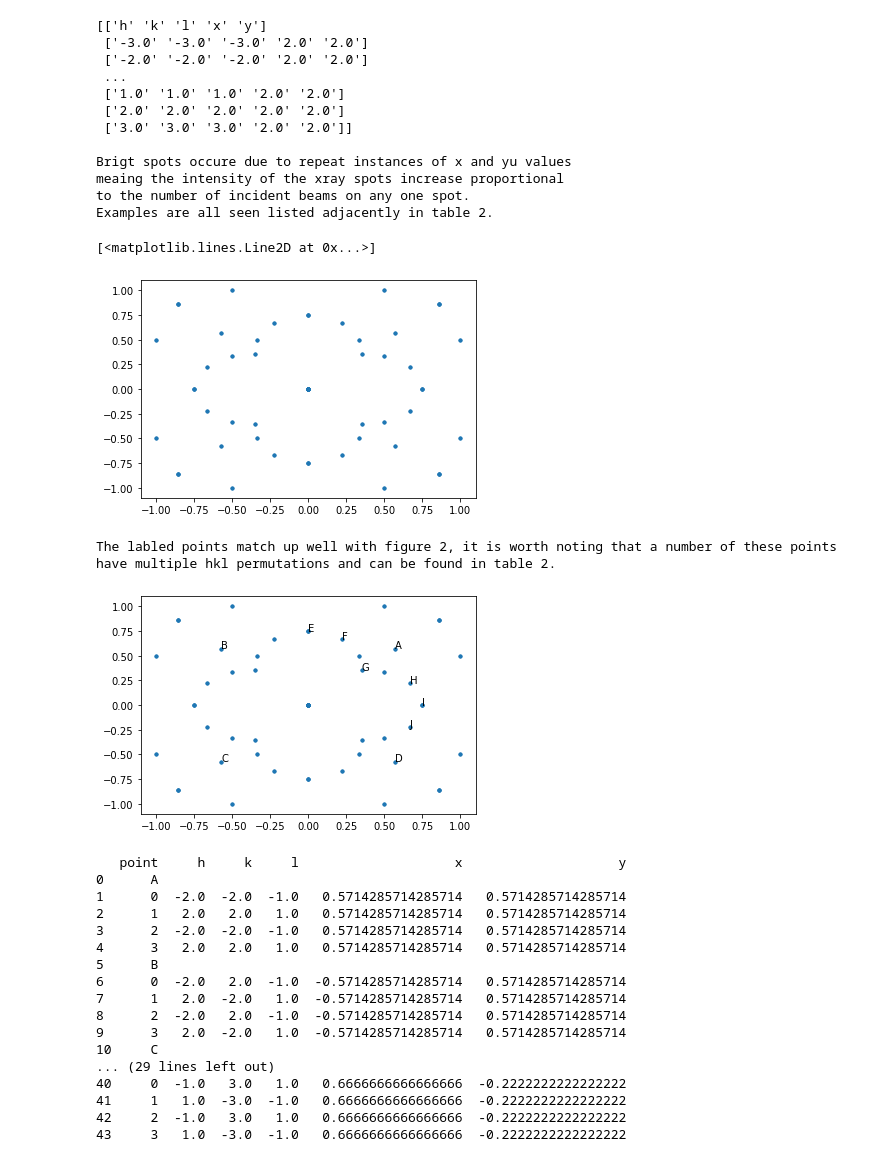
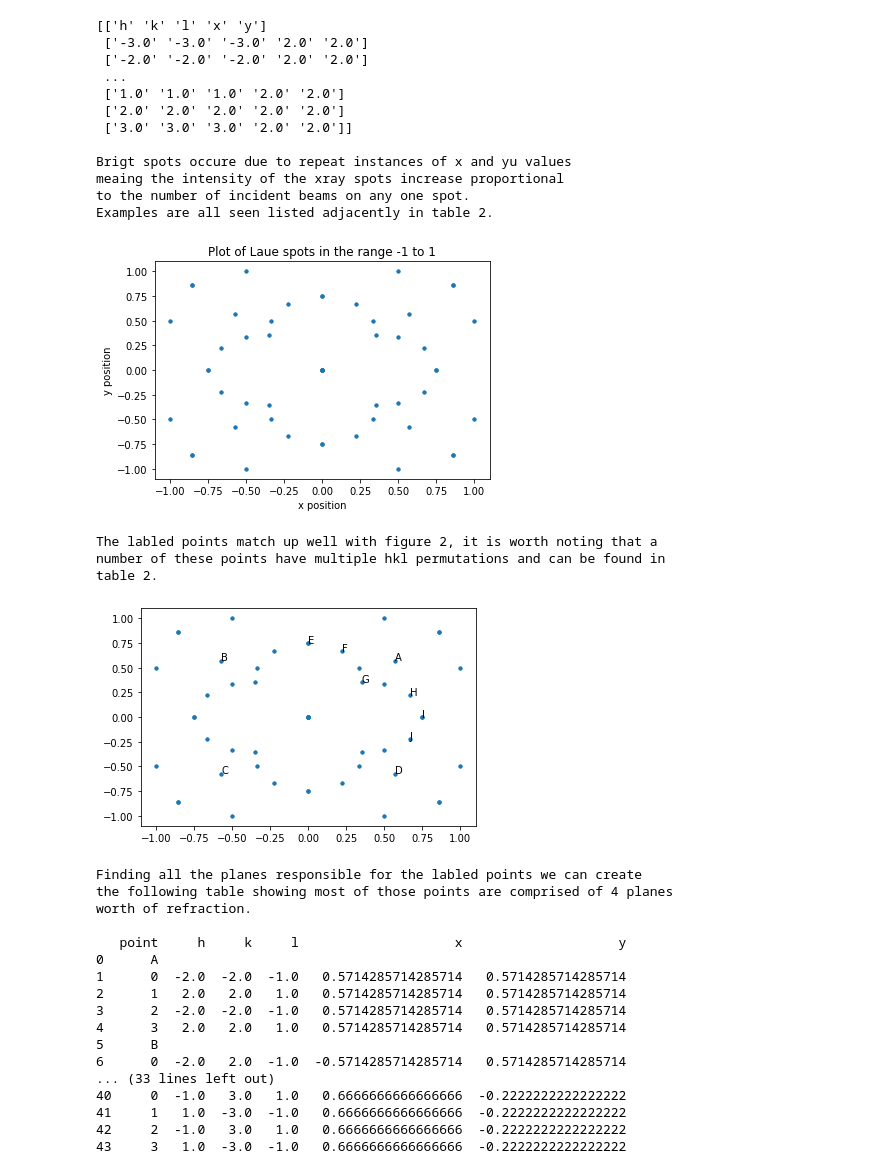
Before and after one commit to Martin-William/Wills-Code, a Jupyter notebook: CondensedCA1.ipynb, the cells around one changed output. Saved outputs shown, nothing was run; the diff lists cells and outputs as text; code cells hidden in the pictures.

```diff
--- a/CondensedCA1.ipynb
+++ b/CondensedCA1.ipynb
@@ -164,33 +170,36 @@ Examples are all seen listed adjacently in table 2.
 # %%
 '''
 Part C
 '''
 
 #creates more arrays to add the x and y values to.
 x = np.array([1])
 y = np.array([1])
 
 #countinf variable
 a = 0
 #finds all the values of both x AND y that are between -1 and 1 and outputs them to arrays
 for i in i1:
   if (i <= 1.1) & (i >= -1.1):
     if (i2[a] <= 1.1) & (i2[a] >= -1.1):
       x = np.r_[x, i]
       y = np.r_[y, i2[a]]
   a = a + 1
 
 #removes the inital creation value of these arrays
 x = x[1:]
 y = y[1:]
 
 #plots the data of x and y as points
 plt.figure(0)
 plt.clf()
-plt.plot(x,y,'.')
+plt.plot(x,y,'.', label = 'data')
+plt.title('Plot of Laue spots in the range -1 to 1')
+plt.xlabel('x position')
+plt.ylabel('y position')
+print('')
 # %% [output]
-[<matplotlib.lines.Line2D at 0x...>]
-[figure, old version]
+[figure, new version]
 # %%
 '''
 Part D.i
@@ -211,9 +220,11 @@ plt.text(0.6666666666666666,0.2222222222222222,'H')
 plt.text(0.75,0,'I')
 plt.text(0.6666666666666666,-0.2222222222222222,'J')
 
-print('The labled points match up well with figure 2, it is worth noting that a number of these points have multiple hkl permutations and can be found in table 2.')
+print('The labled points match up well with figure 2, it is worth noting that a \nnumber of these points have multiple hkl permutations and can be found in \ntable 2.')
 # %% [output]
-The labled points match up well with figure 2, it is worth noting that a number of these points have multiple hkl permutations and can be found in table 2.
+The labled points match up well with figure 2, it is worth noting that a
+number of these points have multiple hkl permutations and can be found in
+table 2.
 [figure]
 # %%
 '''
@@ -284,9 +295,15 @@ pointplanes = pointplanes.transpose()
 
 #saves pointplanes as table3.csv includining headings to the columns
 df = pd.DataFrame(pointplanes, columns = ['point','h', 'k', 'l','x', 'y'])
+df.to_csv('table3.csv', index=False)
+
+print('Finding all the planes responsible for the labled points we can create \nthe following table showing most of those points are comprised of 4 planes \nworth of refraction.\n')
 print(df)
-df.to_csv('table3.csv', index=False)
 # %% [output]
+Finding all the planes responsible for the labled points we can create
+the following table showing most of those points are comprised of 4 planes
+worth of refraction.
+
    point     h     k     l                    x                    y
 0      A
 1      0  -2.0  -2.0  -1.0   0.5714285714285714   0.5714285714285714
@@ -295,11 +312,7 @@ df.to_csv('table3.csv', index=False)
 4      3   2.0   2.0   1.0   0.5714285714285714   0.5714285714285714
 5      B
 6      0  -2.0   2.0  -1.0  -0.5714285714285714   0.5714285714285714
-7      1   2.0  -2.0   1.0  -0.5714285714285714   0.5714285714285714
-8      2  -2.0   2.0  -1.0  -0.5714285714285714   0.5714285714285714
-9      3   2.0  -2.0   1.0  -0.5714285714285714   0.5714285714285714
-10     C
-... (29 lines left out)
+... (33 lines left out)
 40     0  -1.0   3.0   1.0   0.6666666666666666  -0.2222222222222222
 41     1   1.0  -3.0  -1.0   0.6666666666666666  -0.2222222222222222
 42     2  -1.0   3.0   1.0   0.6666666666666666  -0.2222222222222222
```
Also changed, not shown: parts of 4 cells of this notebook.
